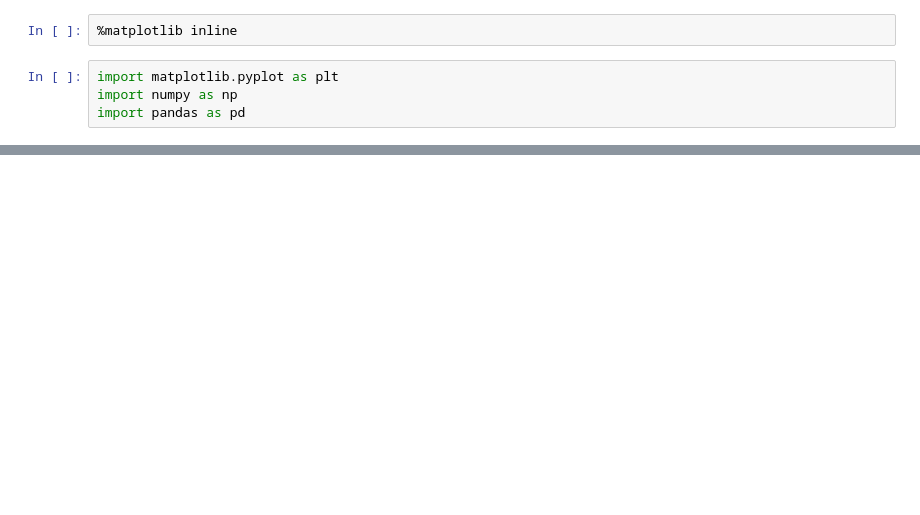
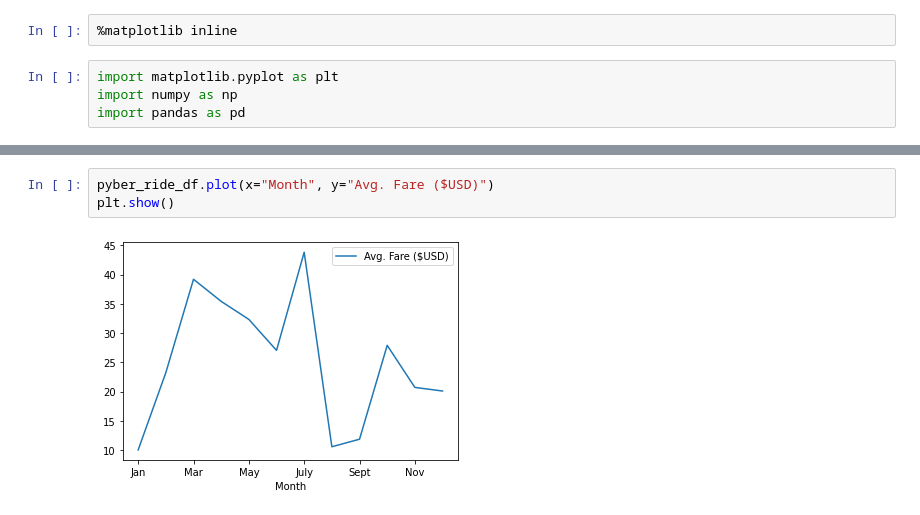
Before and after one commit to lindsayhodge14/Pyber_Analysis, a Jupyter notebook: PyBer_ride_data.ipynb, the cells around one changed output, grey strips where cells are left out. Drawn from its saved outputs; the diff is of its cells as text; blank space fills up the shorter version.

```diff
--- a/PyBer_ride_data.ipynb
+++ b/PyBer_ride_data.ipynb
@@ -11,0 +24,5 @@ FileNotFoundError: [Errno 2] No such file or directory: 'Resources/PyBer_ride_da
+# %%
+pyber_ride_df.plot(x="Month", y="Avg. Fare ($USD)")
+plt.show()
+# %% [output]
+[figure, added]
```
Also changed, not shown: parts of 4 cells of this notebook, 3 other files.
